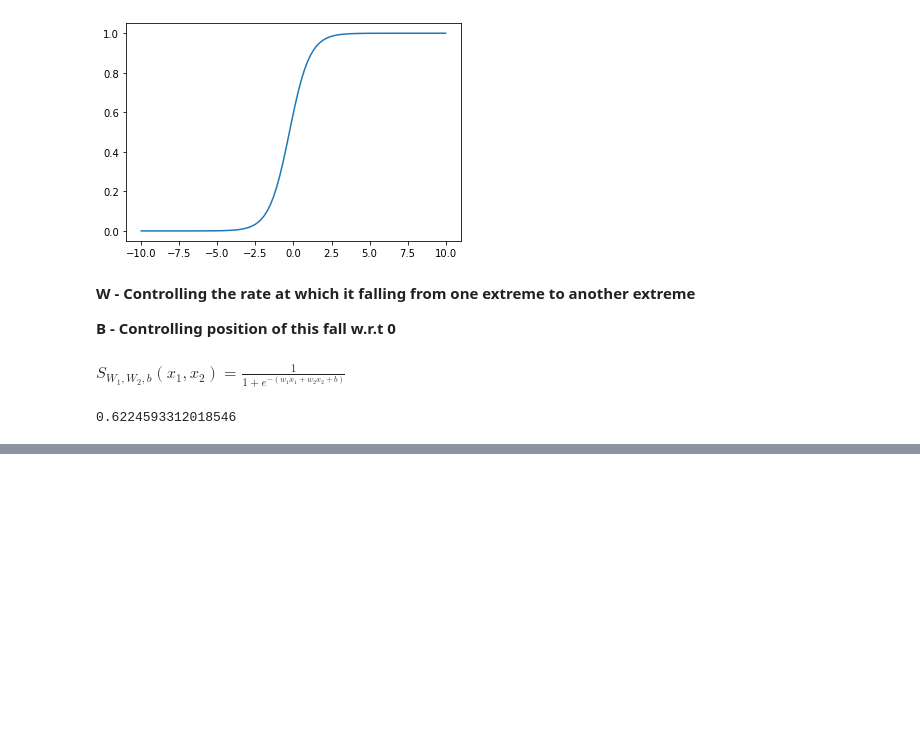
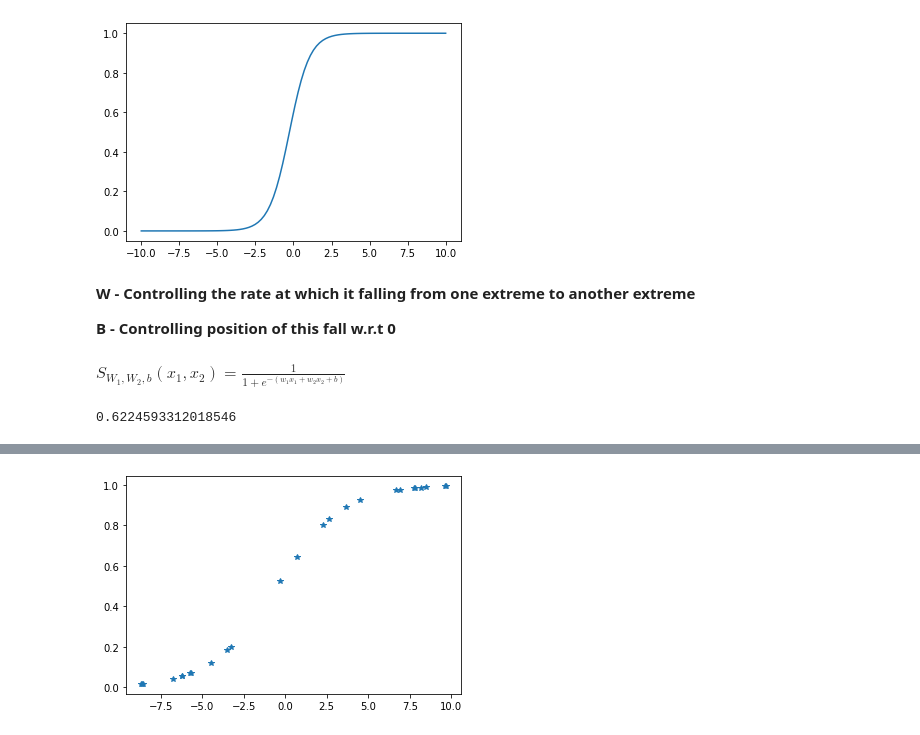
Before and after one commit to Arpitkamal/Deep-learning-Sigmoid-Neuron, a Jupyter notebook: SigmoidNeuron.ipynb, the cells around one changed output, grey strips where cells are left out. Saved outputs shown, nothing was run; the diff lists cells and outputs as text; code cells hidden in the pictures; blank space fills up the shorter version.

```diff
--- a/SigmoidNeuron.ipynb
+++ b/SigmoidNeuron.ipynb
@@ -50,0 +92,5 @@ from mpl_toolkits import mplot3d
+# %%
+plt.plot(X, Y, '*')
+plt.show()
+# %% [output]
+[figure, added]
```
Also changed, not shown: parts of 16 cells of this notebook.
